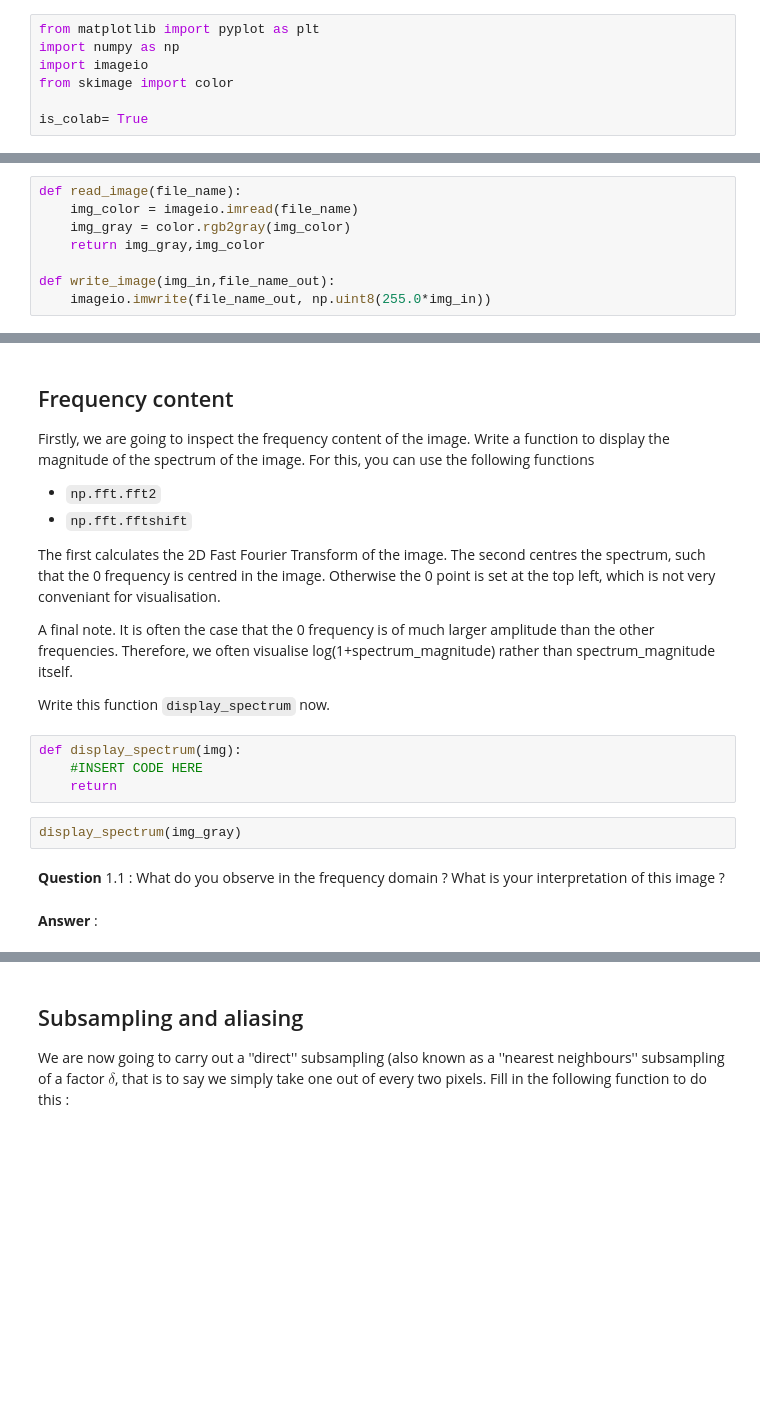
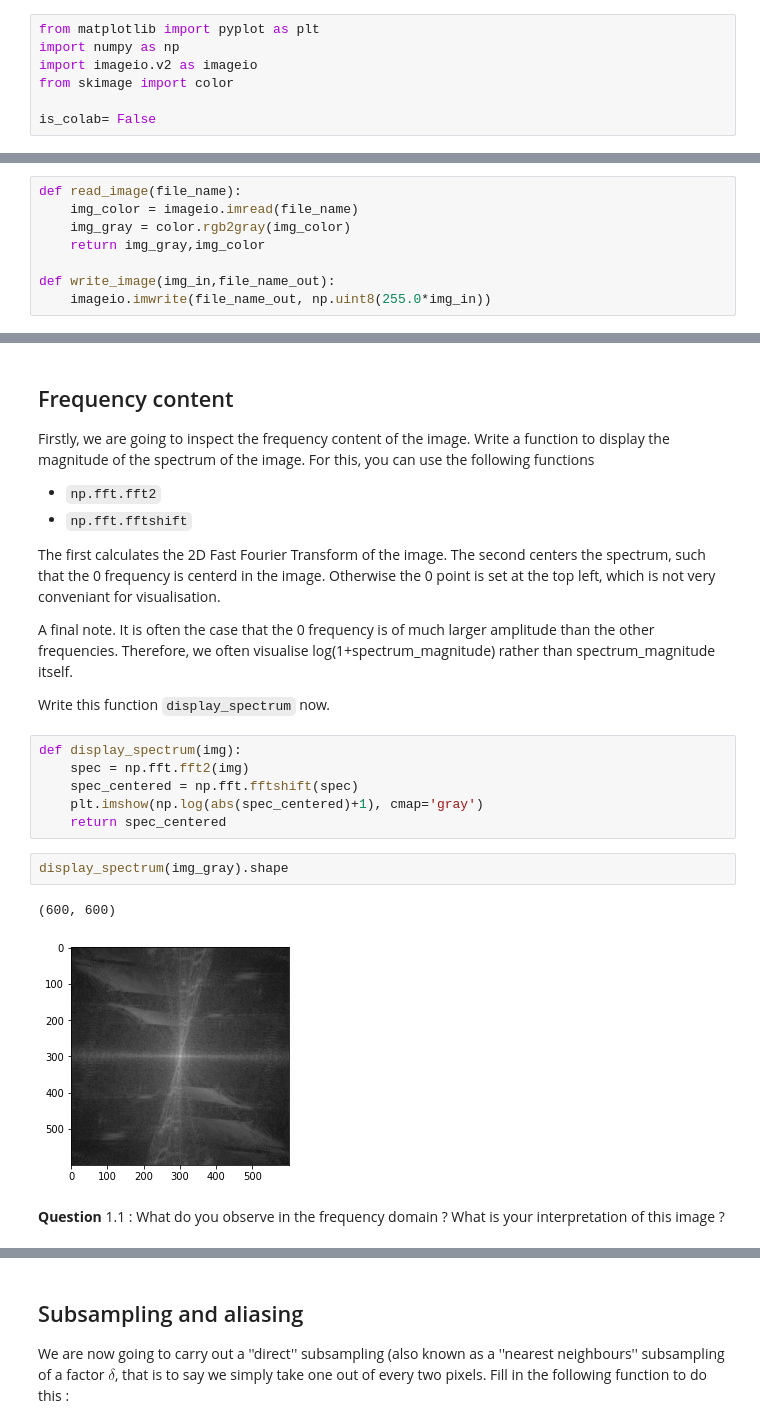
Before and after one commit to alephpi/student, a Jupyter notebook: TP1/filtering_for_students.ipynb, the cells around one changed output, grey strips where cells are left out. Saved outputs shown, nothing was run; the diff lists cells and outputs as text; blank space fills up the shorter version.

```diff
--- a/TP1/filtering_for_students.ipynb
+++ b/TP1/filtering_for_students.ipynb
@@ -9,10 +9,10 @@ First, let us load the necessary packages
 # %%
 from matplotlib import pyplot as plt
 import numpy as np
-import imageio
+import imageio.v2 as imageio
 from skimage import color
 
-is_colab= True
+is_colab= False
 # %% [markdown]
 The last package will help us to carry out the convolution operation. Let's define two functions to read and write and image :
 # %%
@@ -42,18 +44,21 @@ Firstly, we are going to inspect the frequency content of the image. Write a fun
 - ``np.fft.fft2``
 - ``np.fft.fftshift``
 
-The first calculates the 2D Fast Fourier Transform of the image. The second centres the spectrum, such that the 0 frequency is centred in the image. Otherwise the 0 point is set at the top left, which is not very conveniant for visualisation.
+The first calculates the 2D Fast Fourier Transform of the image. The second centers the spectrum, such that the 0 frequency is centerd in the image. Otherwise the 0 point is set at the top left, which is not very conveniant for visualisation.
 
 A final note. It is often the case that the 0 frequency is of much larger amplitude than the other frequencies. Therefore, we often visualise log(1+spectrum_magnitude) rather than spectrum_magnitude itself.
 
 Write this function ``display_spectrum`` now.
-# %%
-def display_spectrum(img):
-    #INSERT CODE HERE
-    return
+# %%
+def display_spectrum(img):
+    spec = np.fft.fft2(img)
+    spec_centered = np.fft.fftshift(spec)
+    plt.imshow(np.log(abs(spec_centered)+1), cmap='gray')
+    return spec_centered
 # %%
-display_spectrum(img_gray)
+display_spectrum(img_gray).shape
+# %% [output]
+(600, 600)
+[figure, added]
 # %% [markdown]
 __Question__ 1.1 : What do you observe in the frequency domain ? What is your interpretation of this image ?
-# %% [markdown]
-__Answer__ :
```
Also changed, not shown: parts of 47 cells of this notebook, 2 other files.
